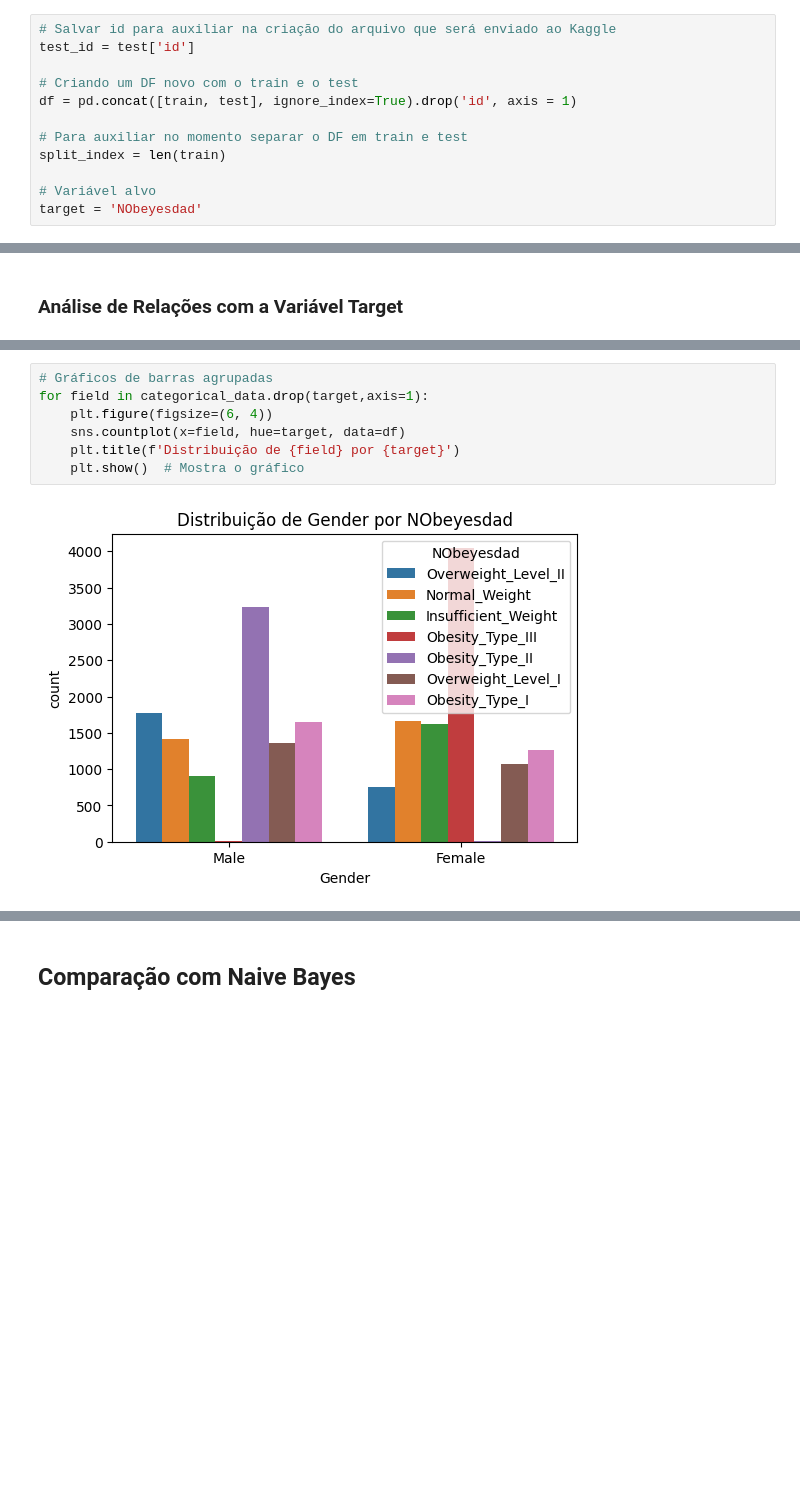
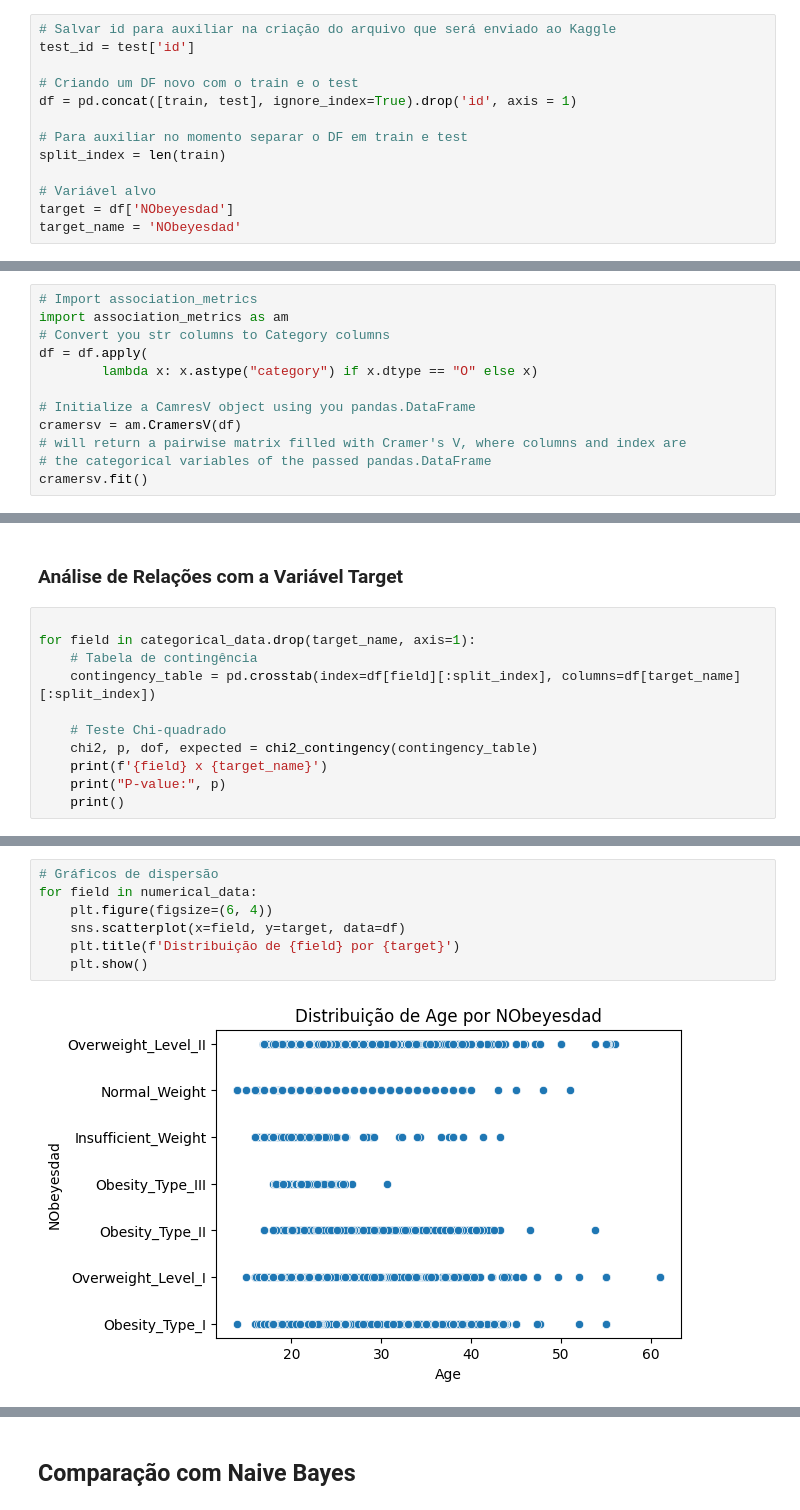
Before and after one commit to BarbaraCerqueira/Prediction-Obesity-Risk, a Jupyter notebook: prediction_obesity_risk.ipynb, the cells around one changed output, grey strips where cells are left out. Cells and saved outputs as stored; diff of their text form; blank space fills up the shorter version.

Commit message:
Atualizadas metricas

```diff
--- a/prediction_obesity_risk.ipynb
+++ b/prediction_obesity_risk.ipynb
@@ -30,7 +31,8 @@ df = pd.concat([train, test], ignore_index=True).drop('id', axis = 1)
 split_index = len(train)
 
 # Variável alvo
-target = 'NObeyesdad'
+target = df['NObeyesdad']
+target_name = 'NObeyesdad'
 # %% [markdown]
 ## Análise Exploratória (EDA)
 # %%
@@ -122,0 +131,12 @@ plt.show()
+# %%
+# Import association_metrics
+import association_metrics as am
+# Convert you str columns to Category columns
+df = df.apply(
+        lambda x: x.astype("category") if x.dtype == "O" else x)
+
+# Initialize a CamresV object using you pandas.DataFrame
+cramersv = am.CramersV(df)
+# will return a pairwise matrix filled with Cramer's V, where columns and index are
+# the categorical variables of the passed pandas.DataFrame
+cramersv.fit()
@@ -123,2 +154,13 @@ plt.show()
 # %% [markdown]
 ### Análise de Relações com a Variável Target
+# %%
+
+for field in categorical_data.drop(target_name, axis=1):
+    # Tabela de contingência
+    contingency_table = pd.crosstab(index=df[field][:split_index], columns=df[target_name][:split_index])
+
+    # Teste Chi-quadrado
+    chi2, p, dof, expected = chi2_contingency(contingency_table)
+    print(f'{field} x {target_name}')
+    print("P-value:", p)
+    print()
@@ -125,9 +185,9 @@ plt.show()
 # %%
-# Gráficos de barras agrupadas
-for field in categorical_data.drop(target,axis=1):
+# Gráficos de dispersão
+for field in numerical_data:
     plt.figure(figsize=(6, 4))
-    sns.countplot(x=field, hue=target, data=df)
+    sns.scatterplot(x=field, y=target, data=df)
     plt.title(f'Distribuição de {field} por {target}')
-    plt.show()  # Mostra o gráfico
+    plt.show()
 # %% [output]
-[figure, old version]
+[figure, new version]
```
Also changed, not shown: parts of 10 cells of this notebook.
